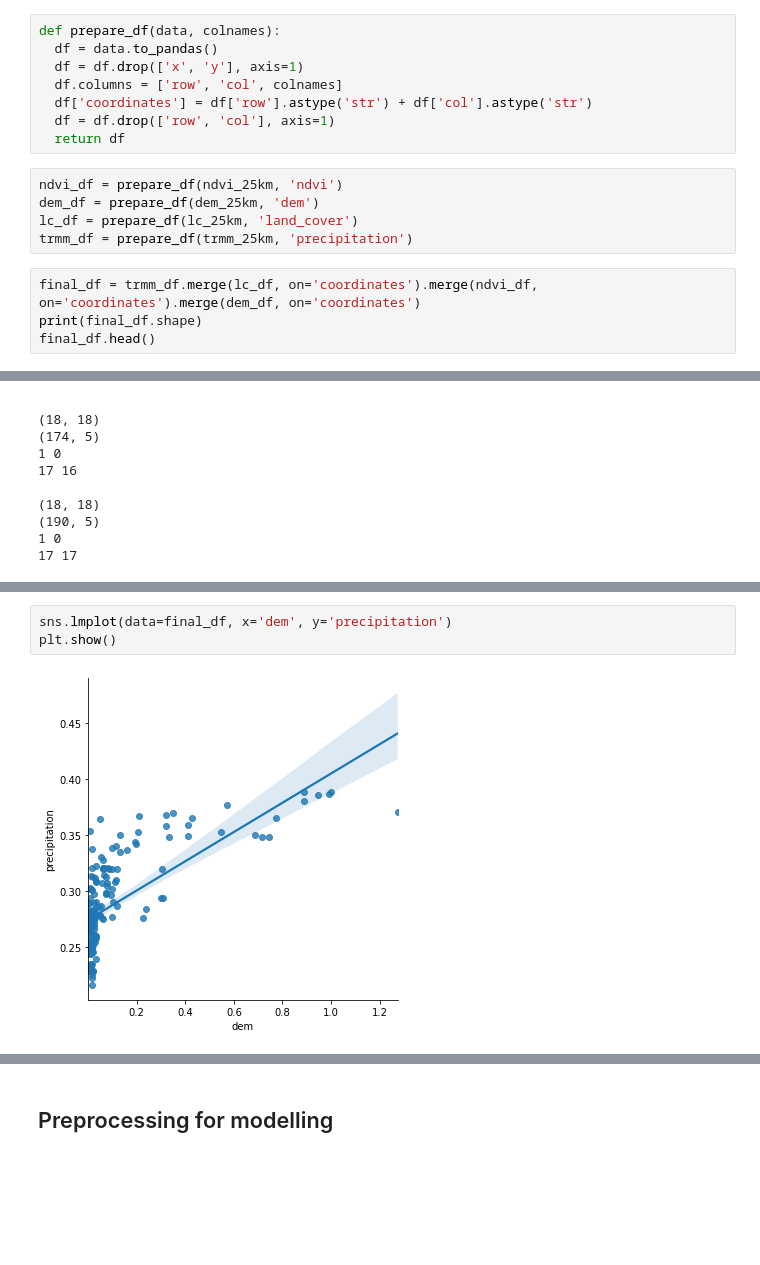
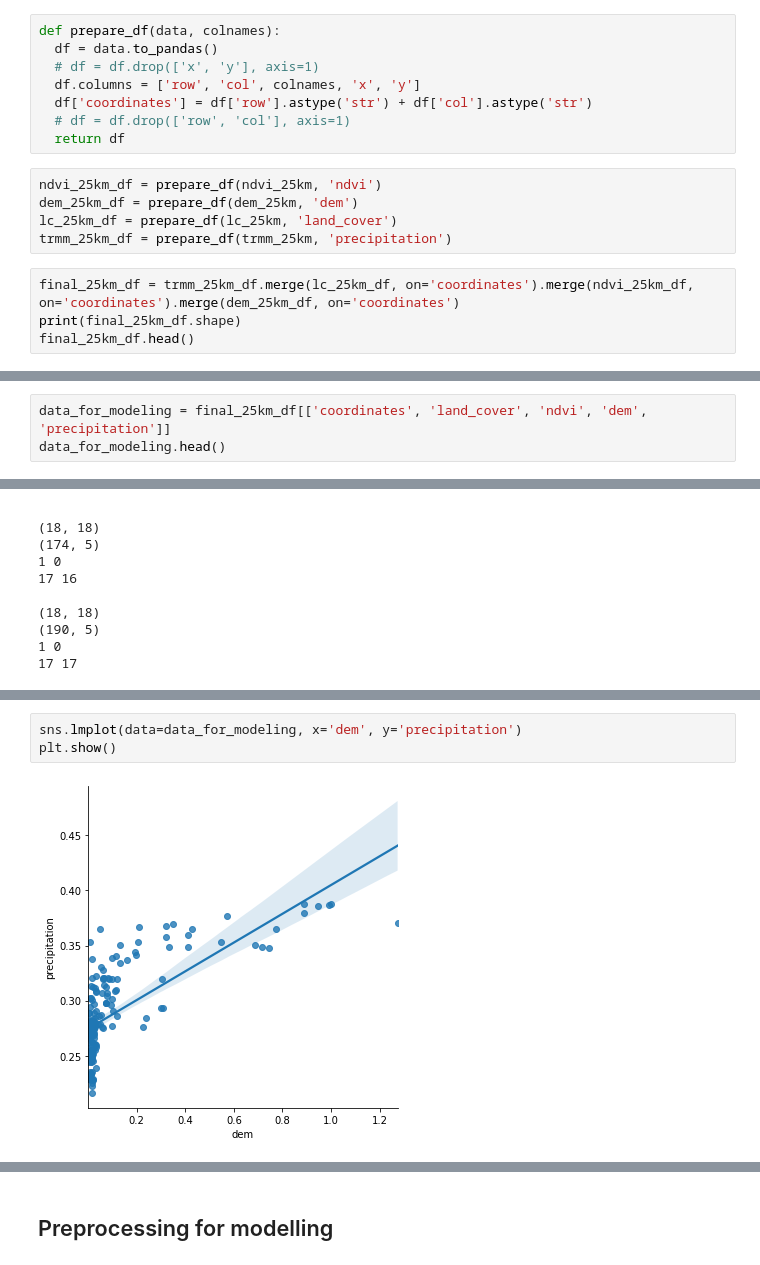
Before and after one commit to khalidmeister/trmm-downscaling, a Jupyter notebook: code_downscaling.ipynb, the cells around one changed output, grey strips where cells are left out. Drawn from its saved outputs; the diff is of its cells as text; blank space fills up the shorter version.

```diff
--- a/code_downscaling.ipynb
+++ b/code_downscaling.ipynb
@@ -553,18 +571,18 @@ plt.show()
 # %%
 def prepare_df(data, colnames):
   df = data.to_pandas()
-  df = df.drop(['x', 'y'], axis=1)
-  df.columns = ['row', 'col', colnames]
+  # df = df.drop(['x', 'y'], axis=1)
+  df.columns = ['row', 'col', colnames, 'x', 'y']
   df['coordinates'] = df['row'].astype('str') + df['col'].astype('str')
-  df = df.drop(['row', 'col'], axis=1)
+  # df = df.drop(['row', 'col'], axis=1)
   return df
 # %%
-ndvi_df = prepare_df(ndvi_25km, 'ndvi')
-dem_df = prepare_df(dem_25km, 'dem')
-lc_df = prepare_df(lc_25km, 'land_cover')
-trmm_df = prepare_df(trmm_25km, 'precipitation')
+ndvi_25km_df = prepare_df(ndvi_25km, 'ndvi')
+dem_25km_df = prepare_df(dem_25km, 'dem')
+lc_25km_df = prepare_df(lc_25km, 'land_cover')
+trmm_25km_df = prepare_df(trmm_25km, 'precipitation')
 # %%
-final_df = trmm_df.merge(lc_df, on='coordinates').merge(ndvi_df, on='coordinates').merge(dem_df, on='coordinates')
-print(final_df.shape)
-final_df.head()
+final_25km_df = trmm_25km_df.merge(lc_25km_df, on='coordinates').merge(ndvi_25km_df, on='coordinates').merge(dem_25km_df, on='coordinates')
+print(final_25km_df.shape)
+final_25km_df.head()
 # %% [output]
@@ -577,0 +596,3 @@ final_df.head()
+# %%
+data_for_modeling = final_25km_df[['coordinates', 'land_cover', 'ndvi', 'dem', 'precipitation']]
+data_for_modeling.head()
@@ -612,8 +640,8 @@ plt.show()
 # %% [output]
 [figure]
 # %%
-sns.lmplot(data=final_df, x='dem', y='precipitation')
+sns.lmplot(data=data_for_modeling, x='dem', y='precipitation')
 plt.show()
 # %% [output]
-[figure, old version]
+[figure, new version]
 # %%
```
Also changed, not shown: parts of 31 cells of this notebook.
